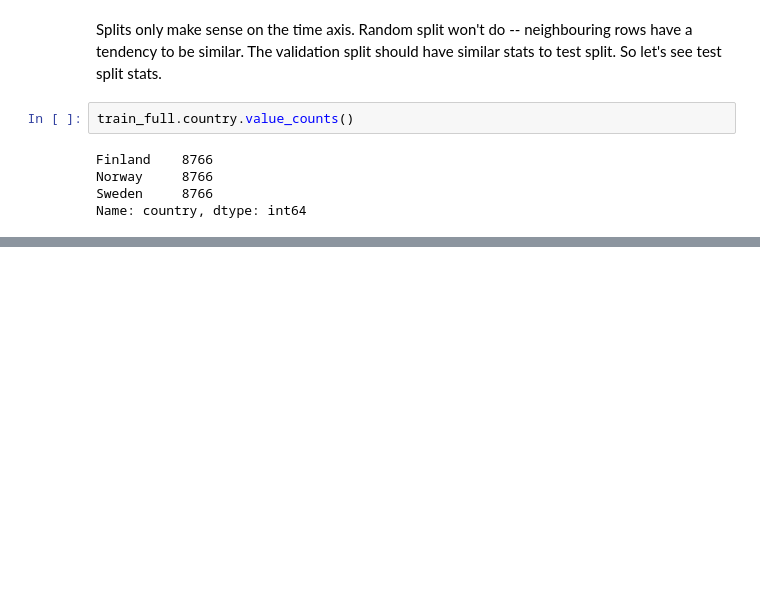
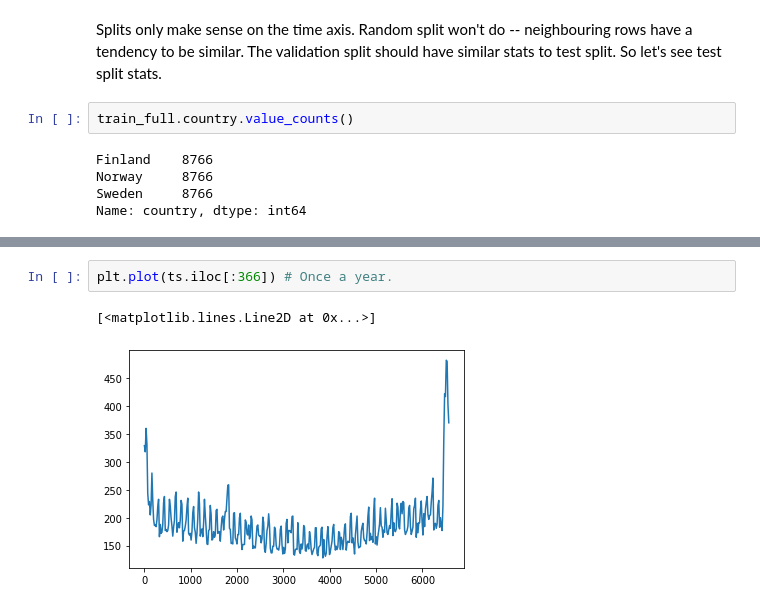
Before and after one commit to tornikeo/kaggle, a Jupyter notebook: tps-2022-eda-v2.ipynb, the cells around one changed output, grey strips where cells are left out. Saved outputs shown, nothing was run; the diff lists cells and outputs as text; blank space fills up the shorter version.

```diff
--- a/tps-2022-eda-v2.ipynb
+++ b/tps-2022-eda-v2.ipynb
@@ -118,0 +180,5 @@ Name: country, dtype: int64
+# %%
+plt.plot(ts.iloc[:366]) # Once a year.
+# %% [output]
+[<matplotlib.lines.Line2D at 0x...>]
+[figure, added]
```
Also changed, not shown: parts of 18 cells of this notebook.
